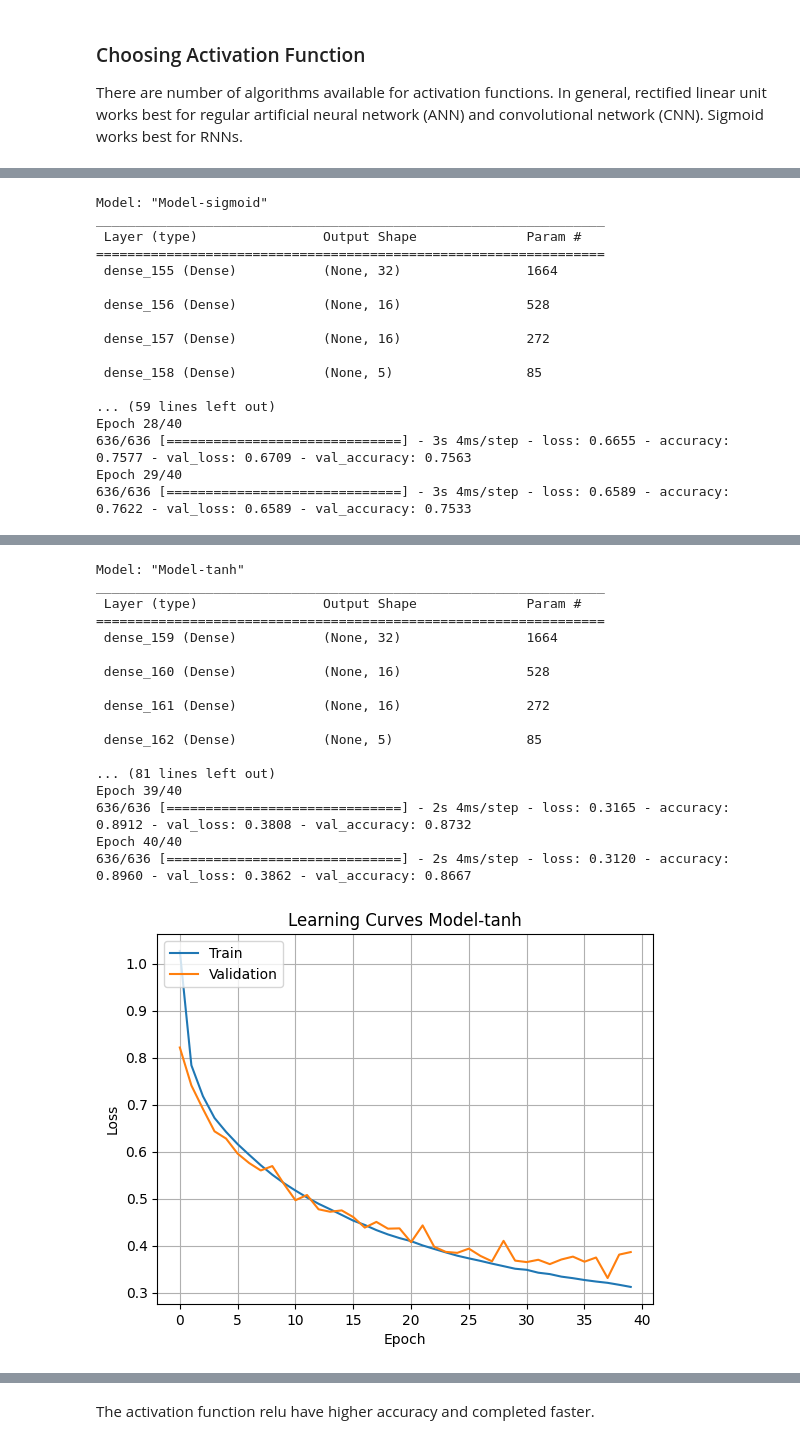
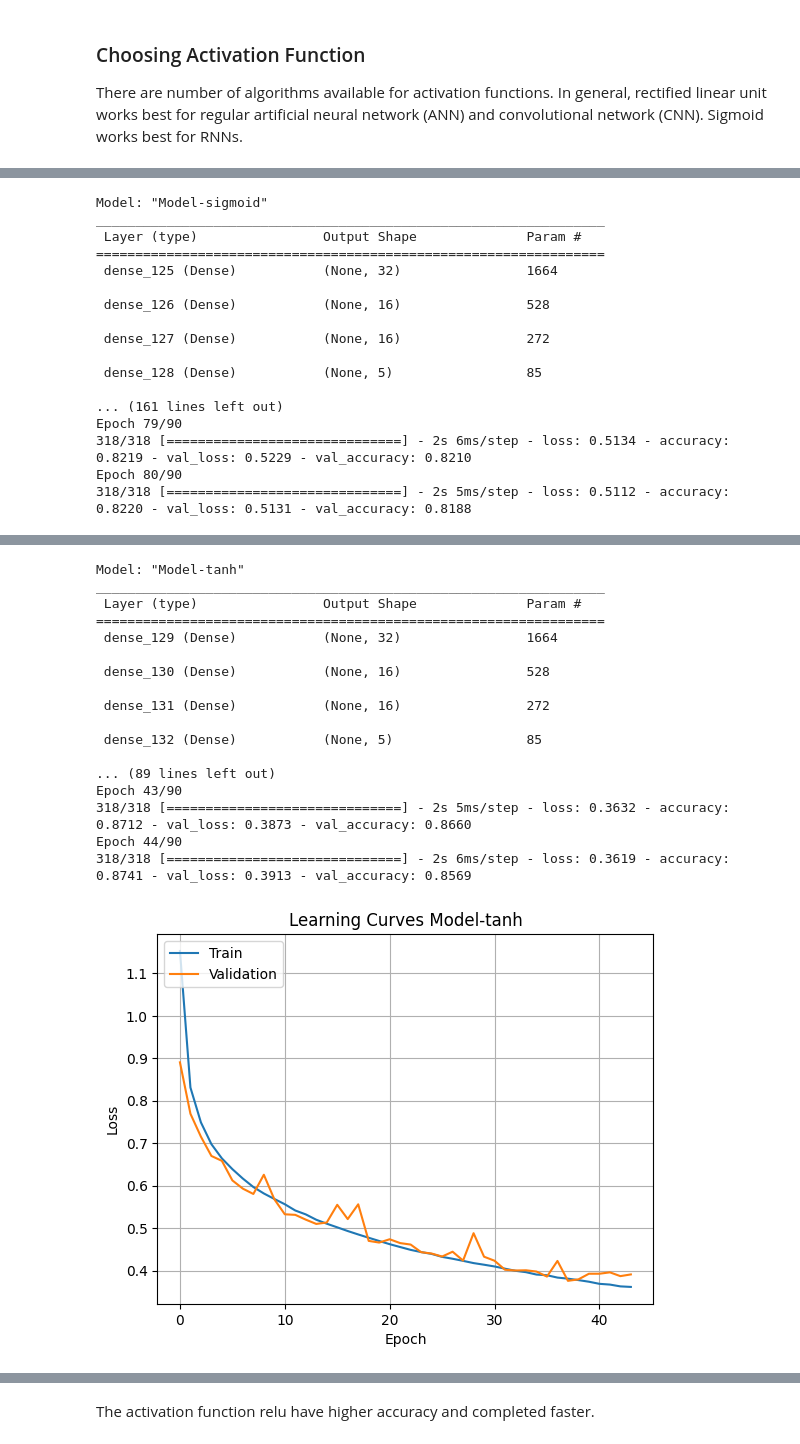
Before and after one commit to quickheaven/scs-3546-deep-learning, a Jupyter notebook: Multiclass_Clarissification_of_Malicious_URL.ipynb, the cells around one changed output, grey strips where cells are left out. Cells and saved outputs as stored; diff of their text form; code cells hidden in the pictures.

```diff
--- a/Multiclass_Clarissification_of_Malicious_URL.ipynb
+++ b/Multiclass_Clarissification_of_Malicious_URL.ipynb
@@ -64,3 +70,11 @@ y_test_dummy = to_categorical(y_test)
+# %%
+# Initialize input dim and output nodes
+NUM_INPUT_DIM = X_train.shape[1]
+NUM_OUTPUT_NODES = len(y_train['URL_Type_obf_Type'].unique())
+
+#
+y_train_dummy = to_categorical(y_train)
+y_test_dummy = to_categorical(y_test)
 # %% [markdown]
 # Training and Tuning Model
 
@@ -91,12 +105,12 @@ def get_base_model_config():
   model_config = {
       # ##################################
       "model_name": None,
-      "input_dim": 51, # TODO
+      "input_dim": NUM_INPUT_DIM,
       "custom_layers": list(),
       "callbacks": callbacks,
       "validation_split": 0.20,
       "loss": "categorical_crossentropy",
-      "output_nodes": 5, # TODO
+      "output_nodes": NUM_OUTPUT_NODES,
       "output_activation": "softmax",
       "metrics": ['accuracy'],
       # ##################################
@@ -109,7 +123,7 @@ def get_base_model_config():
       "optimizer": "adam",
       "learning_rate": 0.001,
       "regularizer": None,
-      "dropout_rate": None, #0.0,
+      "dropout_rate": None,
       # ##################################
       "is_save_model": False,
       "workspace_path": WORKSPACE_PATH,
@@ -307,8 +320,8 @@ A **value of two** has been sufficient for simple problems. It is recommended to
 # %%
 model_config = get_base_model_config()
 # Hyperparameters:
-model_config['batch_size'] = 32
-model_config['epochs'] = 40
+model_config['batch_size'] = 64
+model_config['epochs'] = 90
 
 accuracy_measures = {}
 
@@ -488,8 +497,8 @@ accuracy_measures = {}
 
 model_config = get_base_model_config()
 # Hyperparameters:
-model_config['batch_size'] = 32
-model_config['epochs'] = 40
+model_config['batch_size'] = 64
+model_config['epochs'] = 90
 
 # Exhaustive approach. Try all combinations of layers and the number of nodes;
 node_list_layer_1 = [16, 24, 32]
@@ -648,8 +657,8 @@ accuracy_measures = {}
 
 model_config = get_base_model_config()
 # Hyperparameters:
-model_config['batch_size'] = 32
-model_config['epochs'] = 40
+model_config['batch_size'] = 64
+model_config['epochs'] = 90
 # Number of layers: 3
 # Number of nodes per each layer: 32-16-16
 
@@ -697,16 +706,16 @@ Model: "Model-sigmoid"
 _________________________________________________________________
  Layer (type)                Output Shape              Param #
 =================================================================
- dense_155 (Dense)           (None, 32)                1664
+ dense_125 (Dense)           (None, 32)                1664
 
- dense_156 (Dense)           (None, 16)                528
+ dense_126 (Dense)           (None, 16)                528
 
- dense_157 (Dense)           (None, 16)                272
+ dense_127 (Dense)           (None, 16)                272
 
- dense_158 (Dense)           (None, 5)                 85
+ dense_128 (Dense)           (None, 5)                 85
 
-... (59 lines left out)
-Epoch 28/40
-636/636 [==============================] - 3s 4ms/step - loss: 0.6655 - accuracy: 0.7577 - val_loss: 0.6709 - val_accuracy: 0.7563
-Epoch 29/40
-636/636 [==============================] - 3s 4ms/step - loss: 0.6589 - accuracy: 0.7622 - val_loss: 0.6589 - val_accuracy: 0.7533
+... (161 lines left out)
+Epoch 79/90
+318/318 [==============================] - 2s 6ms/step - loss: 0.5134 - accuracy: 0.8219 - val_loss: 0.5229 - val_accuracy: 0.8210
+Epoch 80/90
+318/318 [==============================] - 2s 5ms/step - loss: 0.5112 - accuracy: 0.8220 - val_loss: 0.5131 - val_accuracy: 0.8188
@@ -714,21 +723,21 @@ Epoch 29/40
 Model: "Model-tanh"
 _________________________________________________________________
  Layer (type)                Output Shape              Param #
 =================================================================
- dense_159 (Dense)           (None, 32)                1664
+ dense_129 (Dense)           (None, 32)                1664
 
- dense_160 (Dense)           (None, 16)                528
+ dense_130 (Dense)           (None, 16)                528
 
- dense_161 (Dense)           (None, 16)                272
+ dense_131 (Dense)           (None, 16)                272
 
- dense_162 (Dense)           (None, 5)                 85
+ dense_132 (Dense)           (None, 5)                 85
 
-... (81 lines left out)
-Epoch 39/40
-636/636 [==============================] - 2s 4ms/step - loss: 0.3165 - accuracy: 0.8912 - val_loss: 0.3808 - val_accuracy: 0.8732
-Epoch 40/40
-636/636 [==============================] - 2s 4ms/step - loss: 0.3120 - accuracy: 0.8960 - val_loss: 0.3862 - val_accuracy: 0.8667
+... (89 lines left out)
+Epoch 43/90
+318/318 [==============================] - 2s 5ms/step - loss: 0.3632 - accuracy: 0.8712 - val_loss: 0.3873 - val_accuracy: 0.8660
+Epoch 44/90
+318/318 [==============================] - 2s 6ms/step - loss: 0.3619 - accuracy: 0.8741 - val_loss: 0.3913 - val_accuracy: 0.8569
-[figure, old version]
+[figure, new version]
 # %%
 accuracy_activation = accuracy_measures.copy()
 # %%
```
Also changed, not shown: parts of 52 cells of this notebook.
